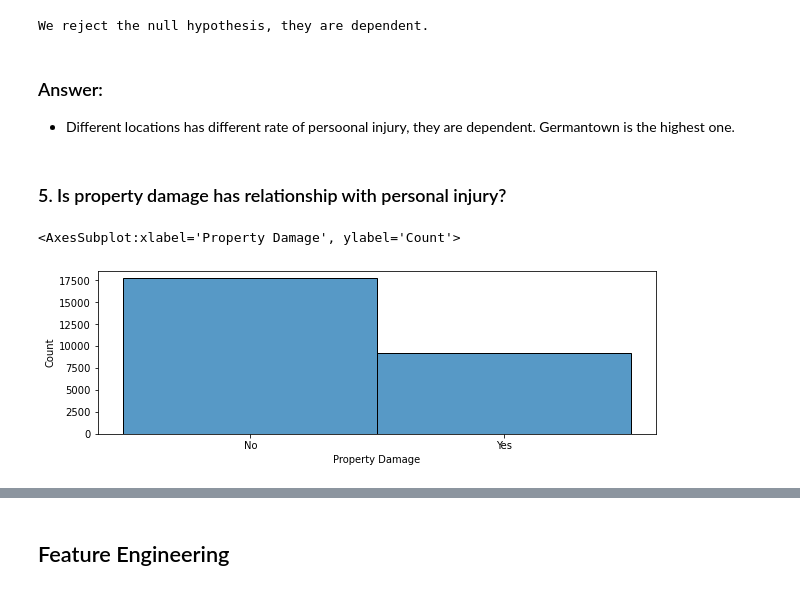
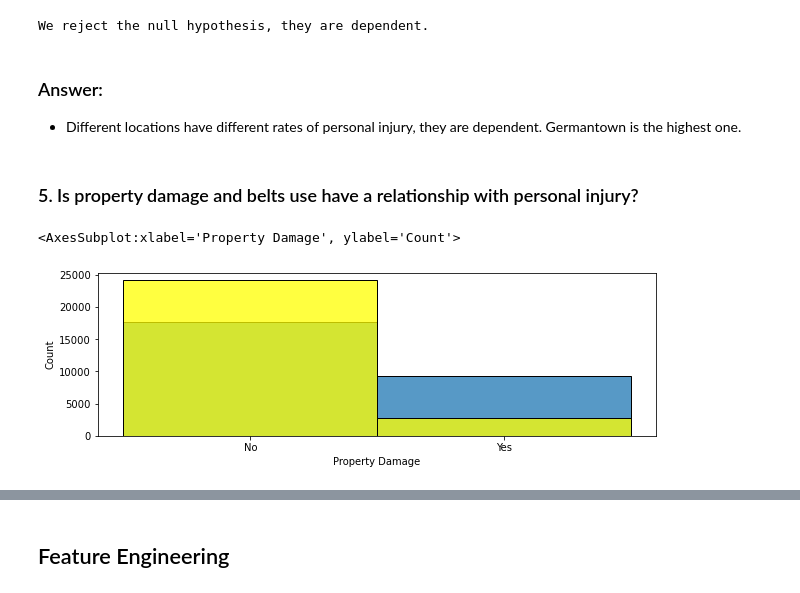
Before and after one commit to Chenchen070/Individual_project_traffic_violation, a Jupyter notebook: final_report.ipynb, the cells around one changed output, grey strips where cells are left out. Saved outputs shown, nothing was run; the diff lists cells and outputs as text; code cells hidden in the pictures.

```diff
--- a/final_report.ipynb
+++ b/final_report.ipynb
@@ -240,13 +243,14 @@ else:
 We reject the null hypothesis, they are dependent.
 # %% [markdown]
 ### Answer:
-* Different locations has different rate of persoonal injury, they are dependent. Germantown is the highest one.
+* Different locations have different rates of personal injury, they are dependent. Germantown is the highest one.
 # %% [markdown]
-### 5. Is property damage has relationship with personal injury?
+### 5. Is property damage and belts use have a relationship with personal injury?
 # %%
 sns.histplot(train['Property Damage'].sort_index(ascending=True))
+sns.histplot(train.Belts.sort_index(ascending=True), color = 'yellow')
 # %% [output]
 <AxesSubplot:xlabel='Property Damage', ylabel='Count'>
-[figure, old version]
+[figure, new version]
 # %%
 damage = pd.crosstab(train['Property Damage'], train['Personal Injury'], normalize = 'index')
```
Also changed, not shown: parts of 24 cells of this notebook.
